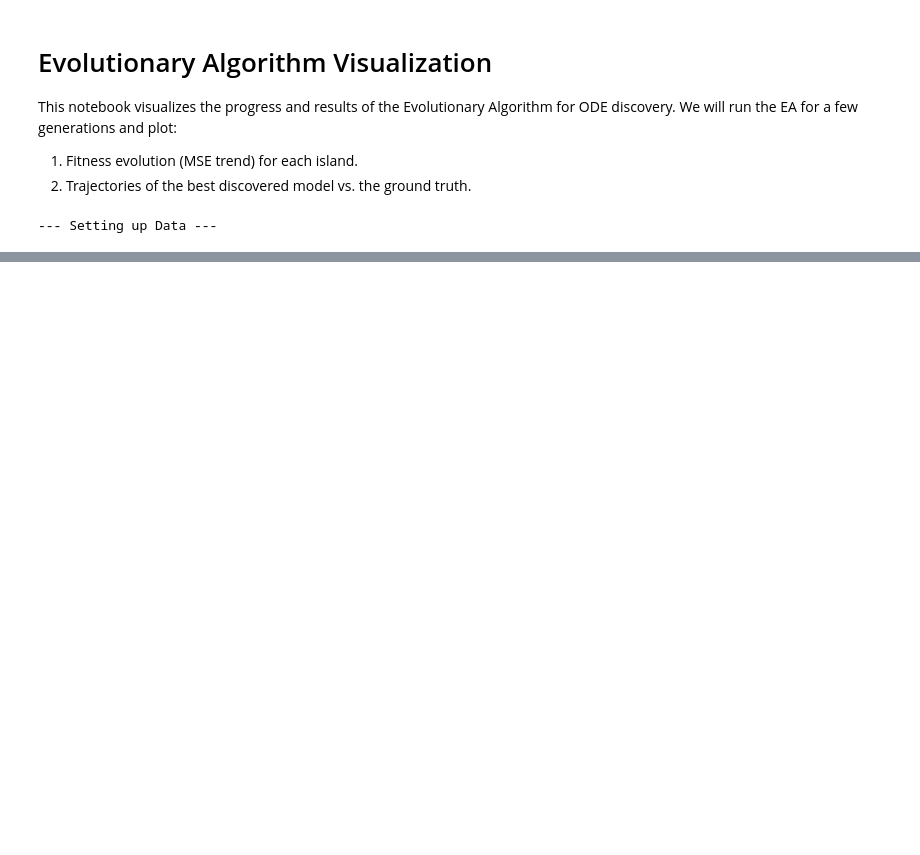
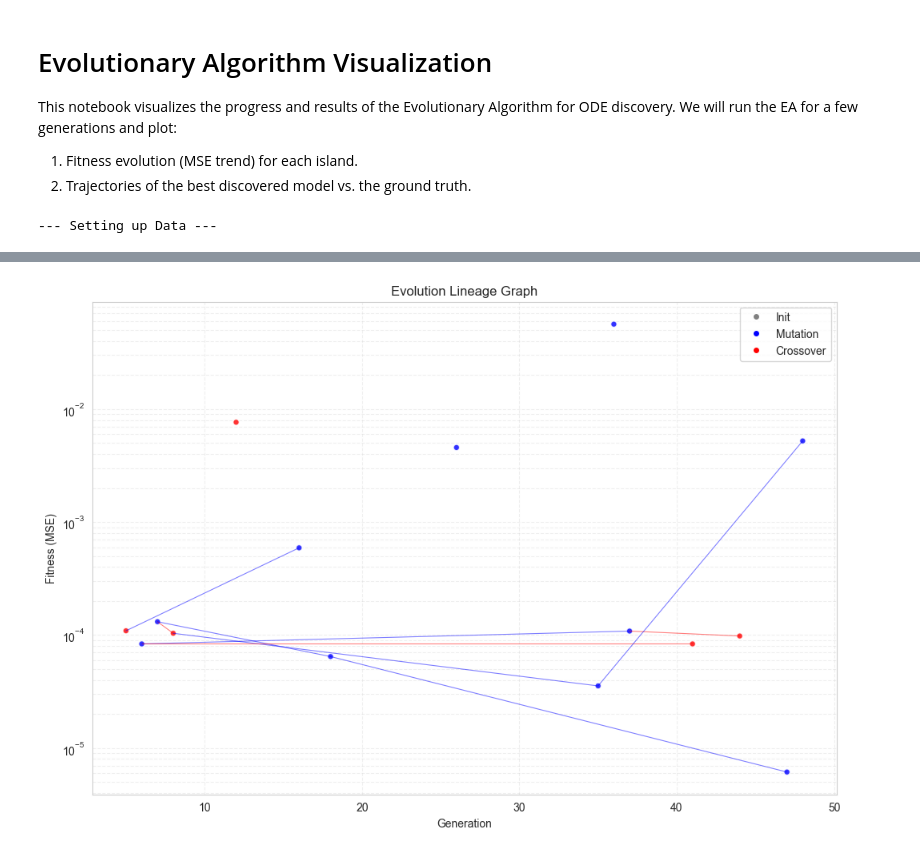
Before and after one commit to BenjaminisCoding/ICML26, a Jupyter notebook: evolution_visualization.ipynb, the cells around one changed output, grey strips where cells are left out. Drawn from its saved outputs; the diff is of its cells as text; code cells hidden in the pictures; blank space fills up the shorter version.

```diff
--- a/evolution_visualization.ipynb
+++ b/evolution_visualization.ipynb
@@ -134,0 +204,6 @@ plt.show()
+# %%
+# 3. Plot Lineage Graph
+analysis.plot_lineage_graph(log_data = log_data, island_id=islands[0].id)
+# analysis.plot_lineage_graph(log_data = log_data)
+# %% [output]
+[figure, added]
```
Also changed, not shown: parts of 12 cells of this notebook, 6 other files.
